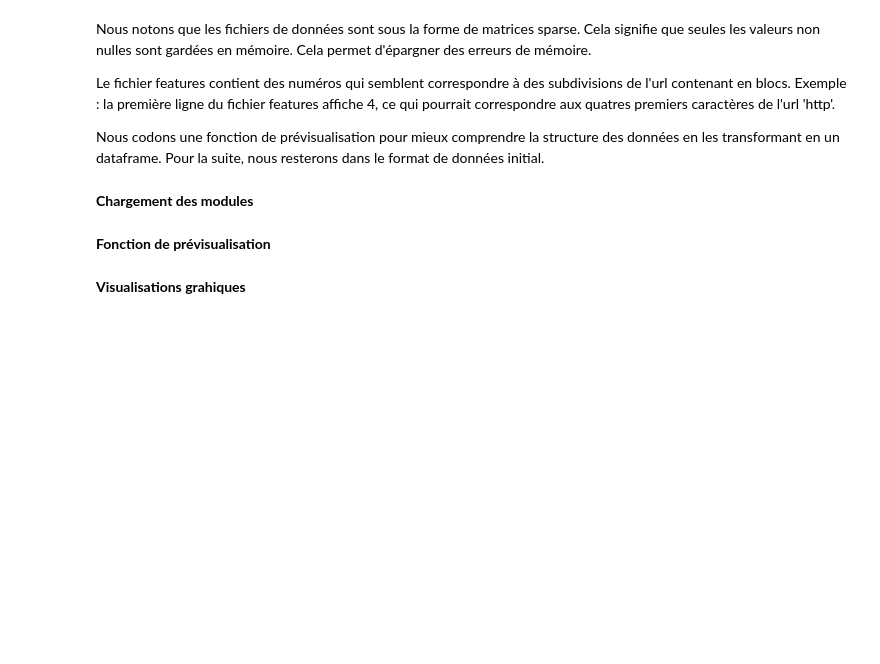
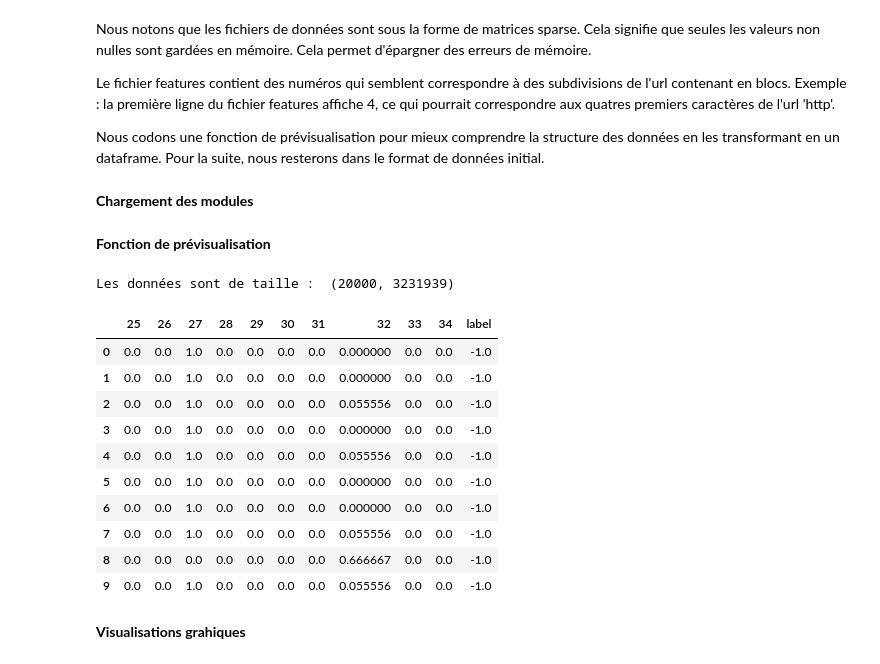
Before and after one commit to adrienmanciet-sys/darkurl-detection, a Jupyter notebook: url_machine_learning.ipynb, the cells around one changed output. Cells and saved outputs as stored; diff of their text form; code cells hidden in the pictures; blank space fills up the shorter version.

```diff
--- a/url_machine_learning.ipynb
+++ b/url_machine_learning.ipynb
@@ -32,30 +32,43 @@ import time
 # %%
 def preview_data(day, nb_lines, nb_cols, random = True):
     # Si random est laissé tel quel, une valeur au hasard
     # est prise pour la première ligne et la première colonne à afficher
 
     path =f"url_svmlight/url_svmlight/Day{day}.svm"
     X, y = load_svmlight_file(path)
     print("Les données sont de taille : ", X.shape)
 
     if random == True:
         start_line = np.random.randint(0, len(y)-nb_lines)
         start_col = np.random.randint(0,X.shape[1])
     else :
         start_line = int(input("Première ligne à afficher : "))
         start_col = int(input("Première colonne à afficher : "))
 
     label_list = []
     for i in range(start_col, start_col+nb_cols):
         label_list.append(i)
 
     X_df = pd.DataFrame(X[start_line: start_line+nb_lines, start_col: start_col+nb_cols].toarray(), columns=label_list)
     y_df = pd.DataFrame(y[start_line: start_line+nb_lines], columns=['label'])
 
     data = pd.concat([X_df, y_df], axis=1)
     return data
 
-preview_data(17, 10, 10, random=True)
+preview_data(17, 10, 10, random=False)
+# %% [output]
+Les données sont de taille :  (20000, 3231939)
+|  | 25 | 26 | 27 | 28 | 29 | 30 | 31 | 32 | 33 | 34 | label |
+| 0 | 0.0 | 0.0 | 1.0 | 0.0 | 0.0 | 0.0 | 0.0 | 0.000000 | 0.0 | 0.0 | -1.0 |
+| 1 | 0.0 | 0.0 | 1.0 | 0.0 | 0.0 | 0.0 | 0.0 | 0.000000 | 0.0 | 0.0 | -1.0 |
+| 2 | 0.0 | 0.0 | 1.0 | 0.0 | 0.0 | 0.0 | 0.0 | 0.055556 | 0.0 | 0.0 | -1.0 |
+| 3 | 0.0 | 0.0 | 1.0 | 0.0 | 0.0 | 0.0 | 0.0 | 0.000000 | 0.0 | 0.0 | -1.0 |
+| 4 | 0.0 | 0.0 | 1.0 | 0.0 | 0.0 | 0.0 | 0.0 | 0.055556 | 0.0 | 0.0 | -1.0 |
+| 5 | 0.0 | 0.0 | 1.0 | 0.0 | 0.0 | 0.0 | 0.0 | 0.000000 | 0.0 | 0.0 | -1.0 |
+| 6 | 0.0 | 0.0 | 1.0 | 0.0 | 0.0 | 0.0 | 0.0 | 0.000000 | 0.0 | 0.0 | -1.0 |
+| 7 | 0.0 | 0.0 | 1.0 | 0.0 | 0.0 | 0.0 | 0.0 | 0.055556 | 0.0 | 0.0 | -1.0 |
+| 8 | 0.0 | 0.0 | 0.0 | 0.0 | 0.0 | 0.0 | 0.0 | 0.666667 | 0.0 | 0.0 | -1.0 |
+| 9 | 0.0 | 0.0 | 1.0 | 0.0 | 0.0 | 0.0 | 0.0 | 0.055556 | 0.0 | 0.0 | -1.0 |
 # %% [markdown]
 **Visualisations grahiques**
 # %%
```
Also changed, not shown: parts of 34 cells of this notebook.
